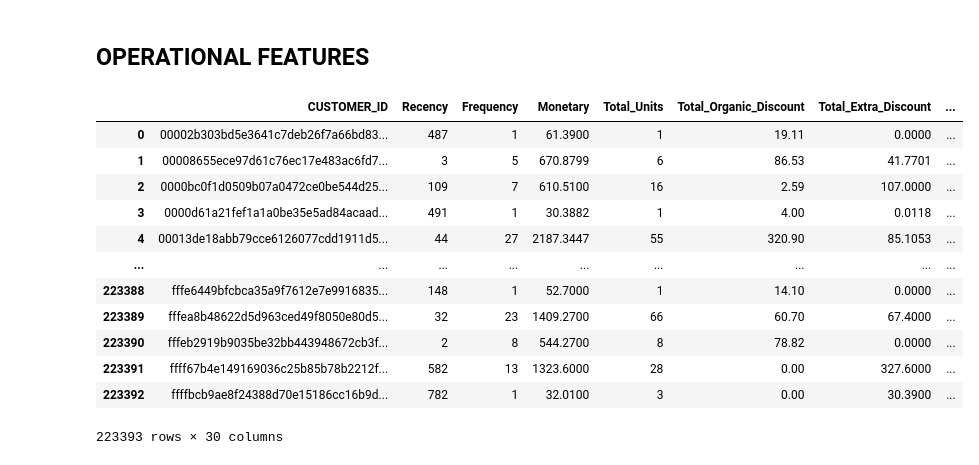
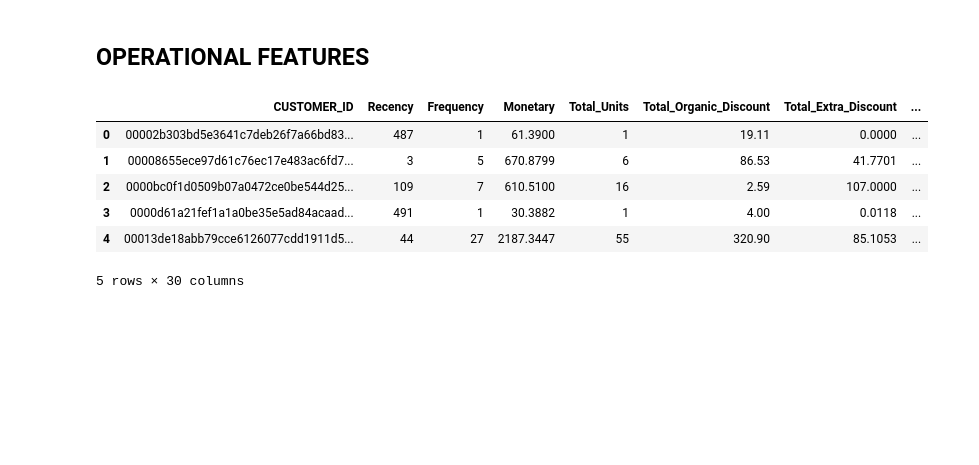
Before and after one commit to RobertoBerrocal/thesis, a Jupyter notebook: notebooks/data_exploration.ipynb, the cells around one changed output. Drawn from its saved outputs; the diff is of its cells as text; code cells hidden in the pictures; blank space fills up the shorter version.

```diff
--- a/notebooks/data_exploration.ipynb
+++ b/notebooks/data_exploration.ipynb
@@ -413,5 +413,5 @@ operational_features = valid_orders_operations.groupby('CUSTOMER_ID').agg(
     FAVORITE_HOUR=('HOUR', lambda x: x.mode()[0] if not x.mode().empty else -1)
 ).reset_index()
 # %%
-rfm_df = rfm_df.merge(operational_features, on='CUSTOMER_ID', how='left')
+extended_rfm_df = rfm_df.merge(operational_features, on='CUSTOMER_ID', how='left')
 # %%
@@ -419,16 +419,10 @@ rfm_df.to_parquet("../csv_export/RFM.parquet", index=False)
 # %%
-rfm_df
+extended_rfm_df.head()
 # %% [output]
 |  | CUSTOMER_ID | Recency | Frequency | Monetary | Total_Units | Total_Organic_Discount | Total_Extra_Discount | ... |
 | 0 | 00002b303bd5e3641c7deb26f7a66bd83... | 487 | 1 | 61.3900 | 1 | 19.11 | 0.0000 | ... |
 | 1 | 00008655ece97d61c76ec17e483ac6fd7... | 3 | 5 | 670.8799 | 6 | 86.53 | 41.7701 | ... |
 | 2 | 0000bc0f1d0509b07a0472ce0be544d25... | 109 | 7 | 610.5100 | 16 | 2.59 | 107.0000 | ... |
 | 3 | 0000d61a21fef1a1a0be35e5ad84acaad... | 491 | 1 | 30.3882 | 1 | 4.00 | 0.0118 | ... |
 | 4 | 00013de18abb79cce6126077cdd1911d5... | 44 | 27 | 2187.3447 | 55 | 320.90 | 85.1053 | ... |
-| ... | ... | ... | ... | ... | ... | ... | ... | ... |
-| 223388 | fffe6449bfcbca35a9f7612e7e9916835... | 148 | 1 | 52.7000 | 1 | 14.10 | 0.0000 | ... |
-| 223389 | fffea8b48622d5d963ced49f8050e80d5... | 32 | 23 | 1409.2700 | 66 | 60.70 | 67.4000 | ... |
-| 223390 | fffeb2919b9035be32bb443948672cb3f... | 2 | 8 | 544.2700 | 8 | 78.82 | 0.0000 | ... |
-| 223391 | ffff67b4e149169036c25b85b78b2212f... | 582 | 13 | 1323.6000 | 28 | 0.00 | 327.6000 | ... |
-| 223392 | ffffbcb9ae8f24388d70e15186cc16b9d... | 782 | 1 | 32.0100 | 3 | 0.00 | 30.3900 | ... |
-223393 rows × 30 columns
+5 rows × 30 columns
```
Also changed, not shown: parts of 8 cells of this notebook.
